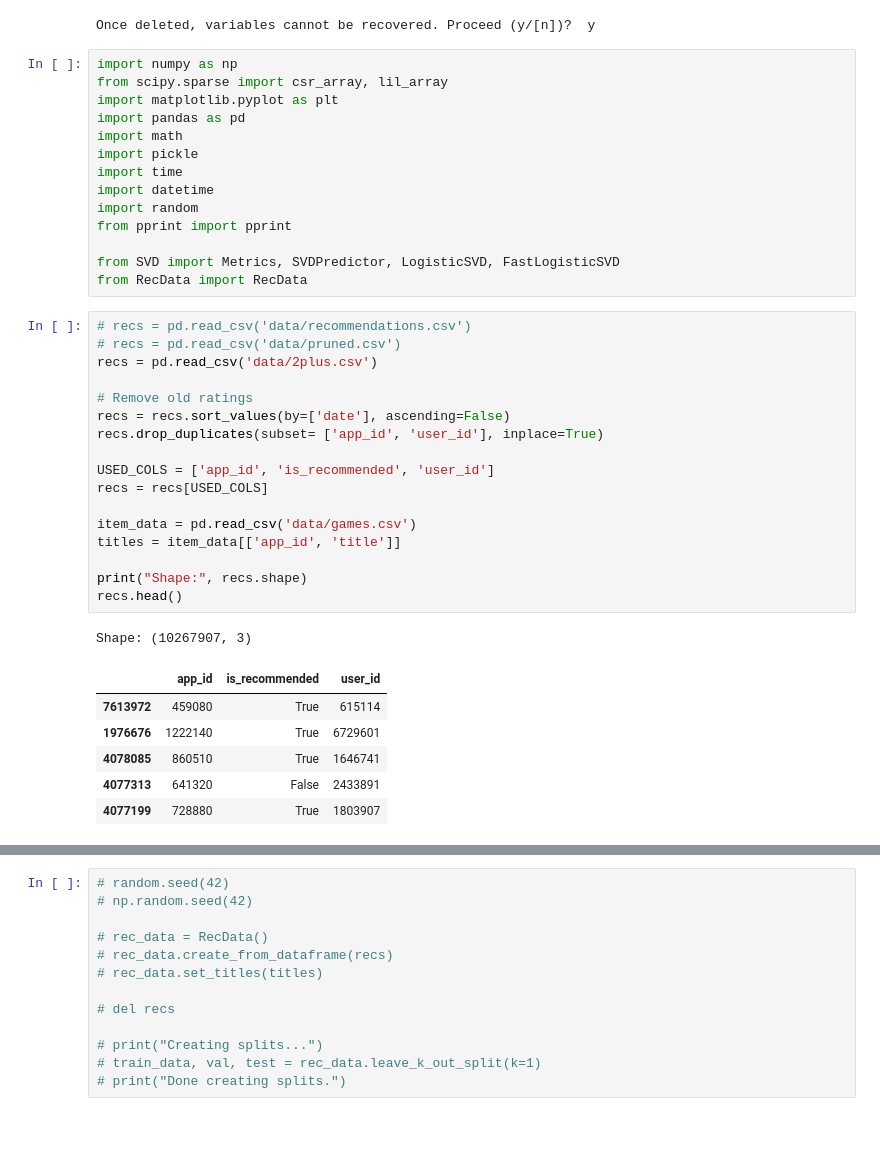
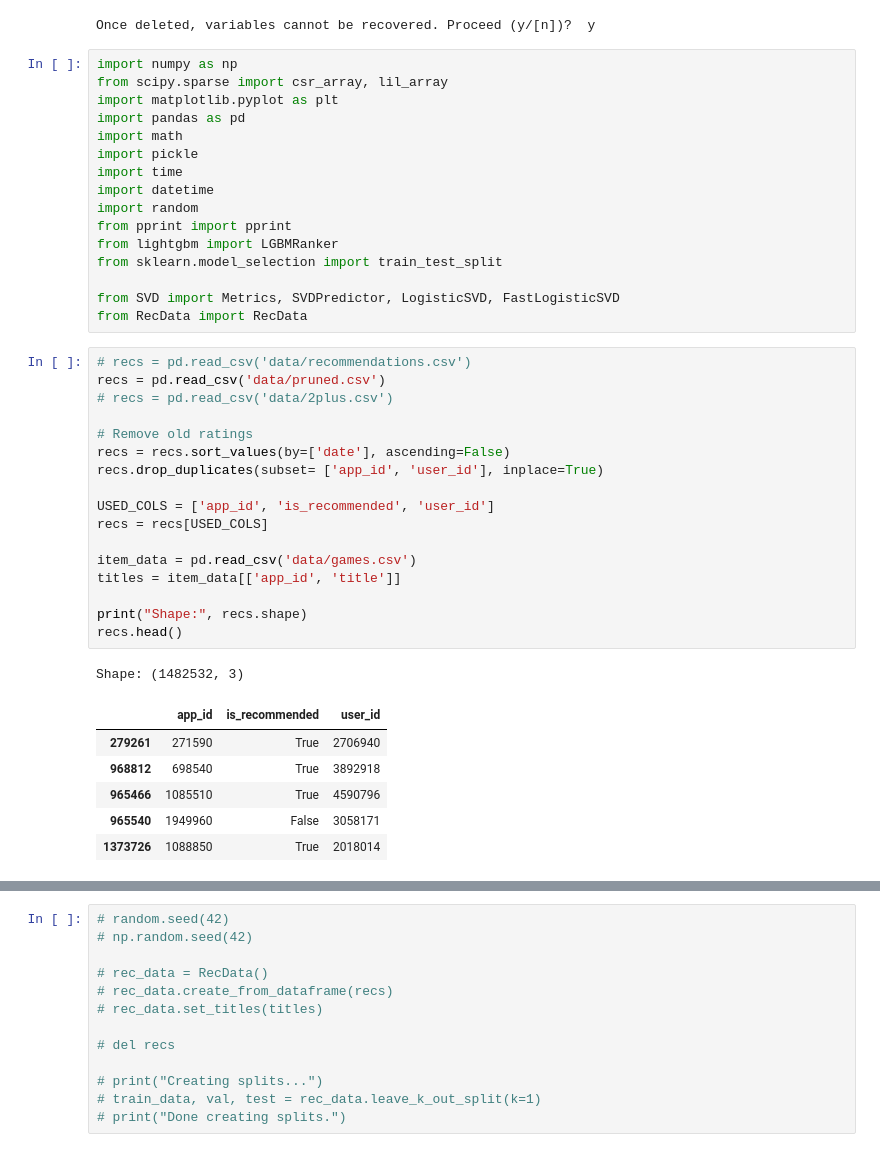
Before and after one commit to MitchellJC/game-rec, a Jupyter notebook: svdtuning.ipynb, the cells around one changed output, grey strips where cells are left out. Drawn from its saved outputs; the diff is of its cells as text.

```diff
--- a/svdtuning.ipynb
+++ b/svdtuning.ipynb
@@ -13,34 +13,36 @@ import time
 import datetime
 import random
 from pprint import pprint
+from lightgbm import LGBMRanker
+from sklearn.model_selection import train_test_split
 
 from SVD import Metrics, SVDPredictor, LogisticSVD, FastLogisticSVD
 from RecData import RecData
 # %%
 # recs = pd.read_csv('data/recommendations.csv')
-# recs = pd.read_csv('data/pruned.csv')
-recs = pd.read_csv('data/2plus.csv')
+recs = pd.read_csv('data/pruned.csv')
+# recs = pd.read_csv('data/2plus.csv')
 
 # Remove old ratings
 recs = recs.sort_values(by=['date'], ascending=False)
 recs.drop_duplicates(subset= ['app_id', 'user_id'], inplace=True)
 
 USED_COLS = ['app_id', 'is_recommended', 'user_id']
 recs = recs[USED_COLS]
 
 item_data = pd.read_csv('data/games.csv')
 titles = item_data[['app_id', 'title']]
 
 print("Shape:", recs.shape)
 recs.head()
 # %% [output]
-Shape: (10267907, 3)
+Shape: (1482532, 3)
 |  | app_id | is_recommended | user_id |
-| 7613972 | 459080 | True | 615114 |
-| 1976676 | 1222140 | True | 6729601 |
-| 4078085 | 860510 | True | 1646741 |
-| 4077313 | 641320 | False | 2433891 |
-| 4077199 | 728880 | True | 1803907 |
+| 279261 | 271590 | True | 2706940 |
+| 968812 | 698540 | True | 3892918 |
+| 965466 | 1085510 | True | 4590796 |
+| 965540 | 1949960 | False | 3058171 |
+| 1373726 | 1088850 | True | 2018014 |
 # %%
 random.seed(42)
 np.random.seed(42)
```
Also changed, not shown: parts of 5 cells of this notebook, 3 other files.
